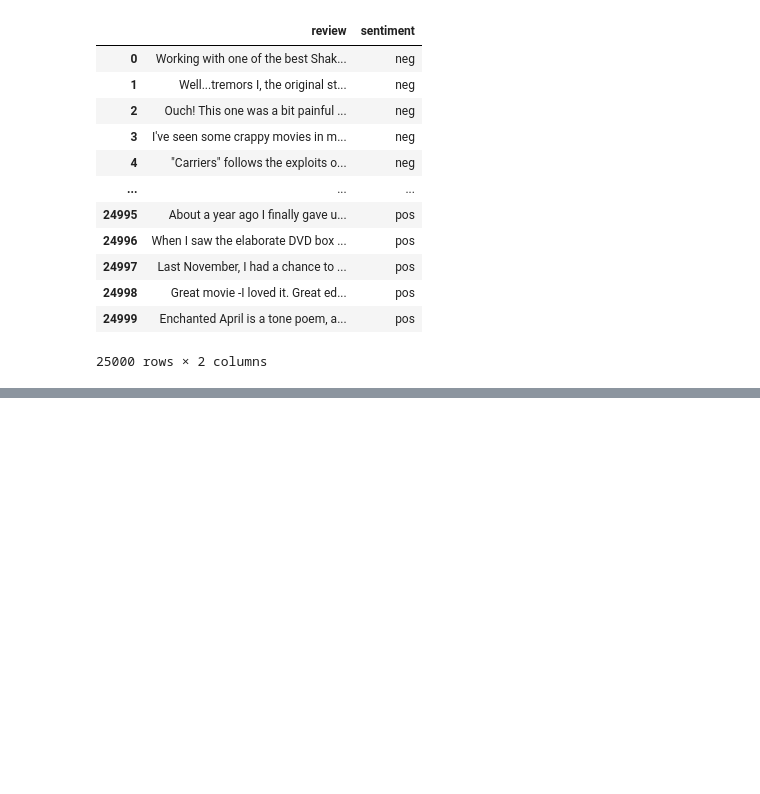
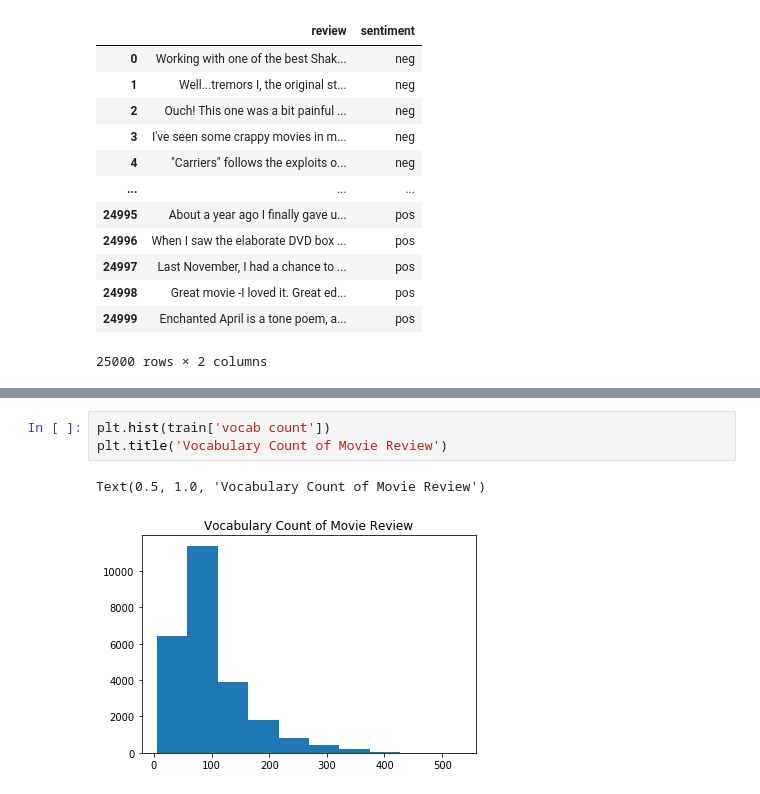
Before and after one commit to ShengyuLi1204/Movie-Review-Sentiment-Analysis, a Jupyter notebook: exploratory data analysis.ipynb, the cells around one changed output, grey strips where cells are left out. Drawn from its saved outputs; the diff is of its cells as text; blank space fills up the shorter version.

```diff
--- a/exploratory data analysis.ipynb
+++ b/exploratory data analysis.ipynb
@@ -70,3 +89,9 @@ train
+# %%
+plt.hist(train['vocab count'])
+plt.title('Vocabulary Count of Movie Review')
+# %% [output]
+Text(0.5, 1.0, 'Vocabulary Count of Movie Review')
+[figure, added]
 # %%
 plt.hist(train['lexical_diversity'])
 plt.title('Lexical Diversity of Movie Review')
```
Also changed, not shown: parts of 7 cells of this notebook, 3 other files.
